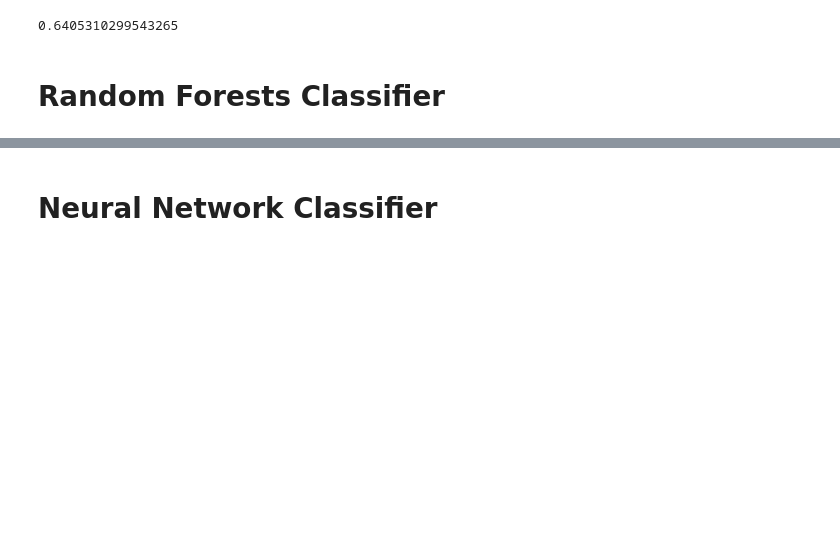
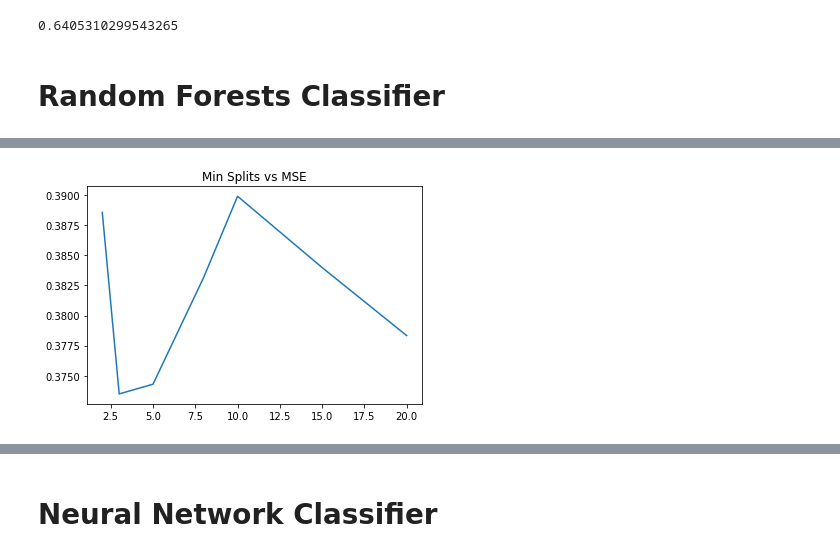
Before and after one commit to MartinMurata/CustomerAnalytics, a Jupyter notebook: CustomerAnalytics.ipynb, the cells around one changed output, grey strips where cells are left out. Drawn from its saved outputs; the diff is of its cells as text; code cells hidden in the pictures; blank space fills up the shorter version.

```diff
--- a/CustomerAnalytics.ipynb
+++ b/CustomerAnalytics.ipynb
@@ -113,0 +126,12 @@ kaggle_submit('Y_submit_abc.txt',clf.predict(Xte))
+# %%
+rfcMSE = []
+min_splits = [2,3,5,8,10,15,20]
+for s in min_splits:
+    forestLearner = RFC(n_estimators=10, max_depth=10,min_samples_split=s, random_state=0)
+    forestLearner = forestLearner.fit(Xtr, Ytr)
+    rfcMSE.append(MSE(Yval,forestLearner.predict(Xval)))
+plt.plot(min_splits,rfcMSE)
+plt.title('Min Splits vs MSE')
+plt.show()
+# %% [output]
+[figure, added]
```
Also changed, not shown: parts of 9 cells of this notebook, 2 other files.
